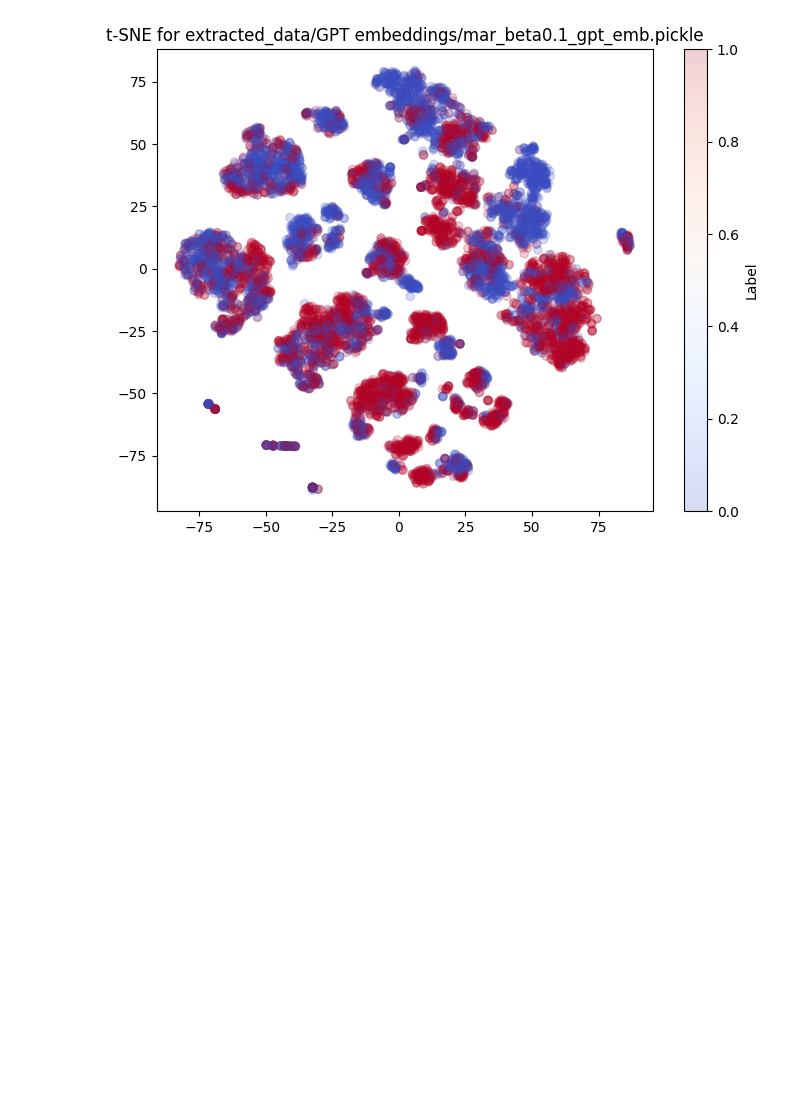
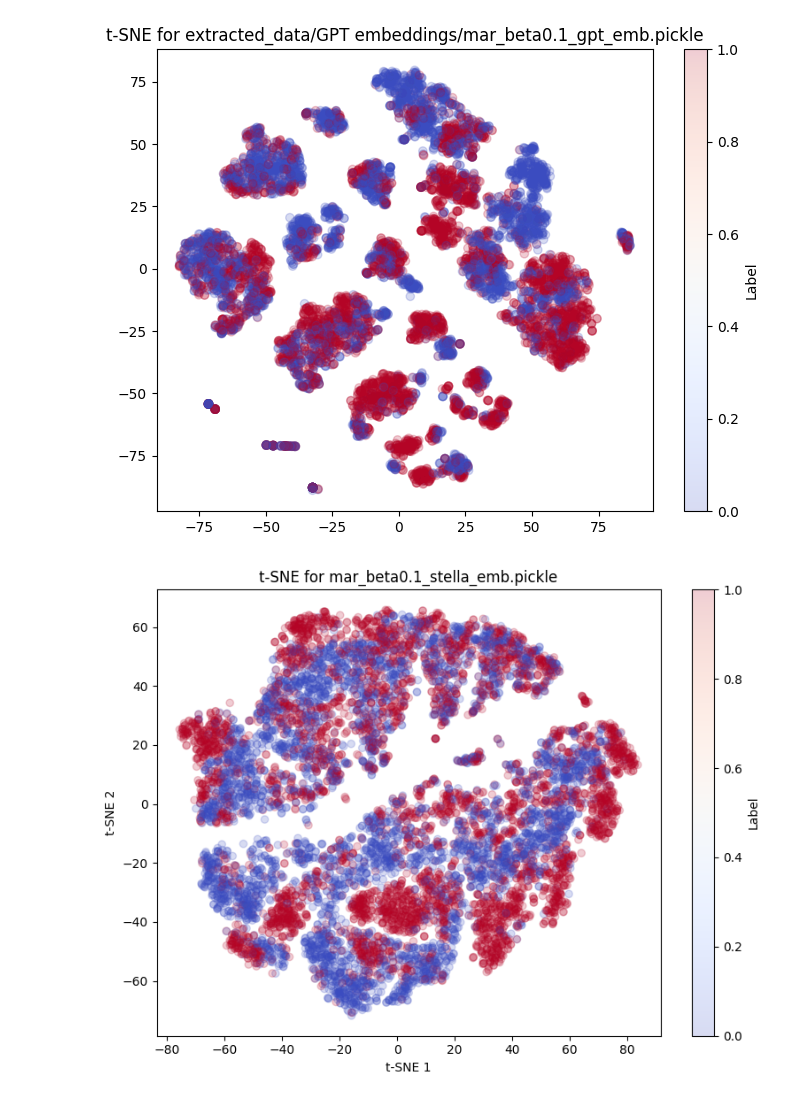
Before and after one commit to jp4147/trend-analysis, a Jupyter notebook: embeddings_clustering.ipynb, the cells around one changed output. Cells and saved outputs as stored; diff of their text form; code cells hidden in the pictures; blank space fills up the shorter version.

Commit message:
Adding stella lr trainings

```diff
--- a/embeddings_clustering.ipynb
+++ b/embeddings_clustering.ipynb
@@ -72,0 +88,47 @@ process_tsne('extracted_data/GPT embeddings/mar_beta0.1_gpt_emb.pickle')
+# %%
+import pickle
+import numpy as np
+import matplotlib.pyplot as plt
+from sklearn.manifold import TSNE
+
+def process_stella_tsne(file):
+    """
+    Load and plot t-SNE of 'emb' from stella-formatted embeddings file.
+
+    Args:
+        file (str): Path to the .pickle file
+    """
+    with open(file, 'rb') as f:
+        data = pickle.load(f)
+
+    embeddings = []
+    labels = []
+
+    for entry in data.values():
+        embeddings.append(entry['emb'])   # Use 'emb' field for the embedding
+        labels.append(entry['label'])     # Binary label
+
+    embeddings = np.array(embeddings)
+    labels = np.array(labels)
+
+    # Check and reshape if 2D is expected
+    if len(embeddings.shape) > 2:
+        embeddings = embeddings.reshape((embeddings.shape[0], -1))
+
+    # Perform t-SNE
+    tsne = TSNE(n_components=2, random_state=42)
+    embeddings_2d = tsne.fit_transform(embeddings)
+
+    # Plot
+    plt.figure(figsize=(8, 6))
+    scatter = plt.scatter(embeddings_2d[:, 0], embeddings_2d[:, 1], c=labels, cmap='coolwarm', alpha=0.2)
+    plt.colorbar(scatter, label="Label")
+    plt.title(f't-SNE for {file.split("/")[-1]}')
+    plt.xlabel("t-SNE 1")
+    plt.ylabel("t-SNE 2")
+    plt.tight_layout()
+    plt.show()
+# %%
+process_stella_tsne("embeddings/mar_beta0.1_stella_emb.pickle")
+# %% [output]
+[figure, added]
```
Also changed, not shown: parts of 3 cells of this notebook, 1 other file.
